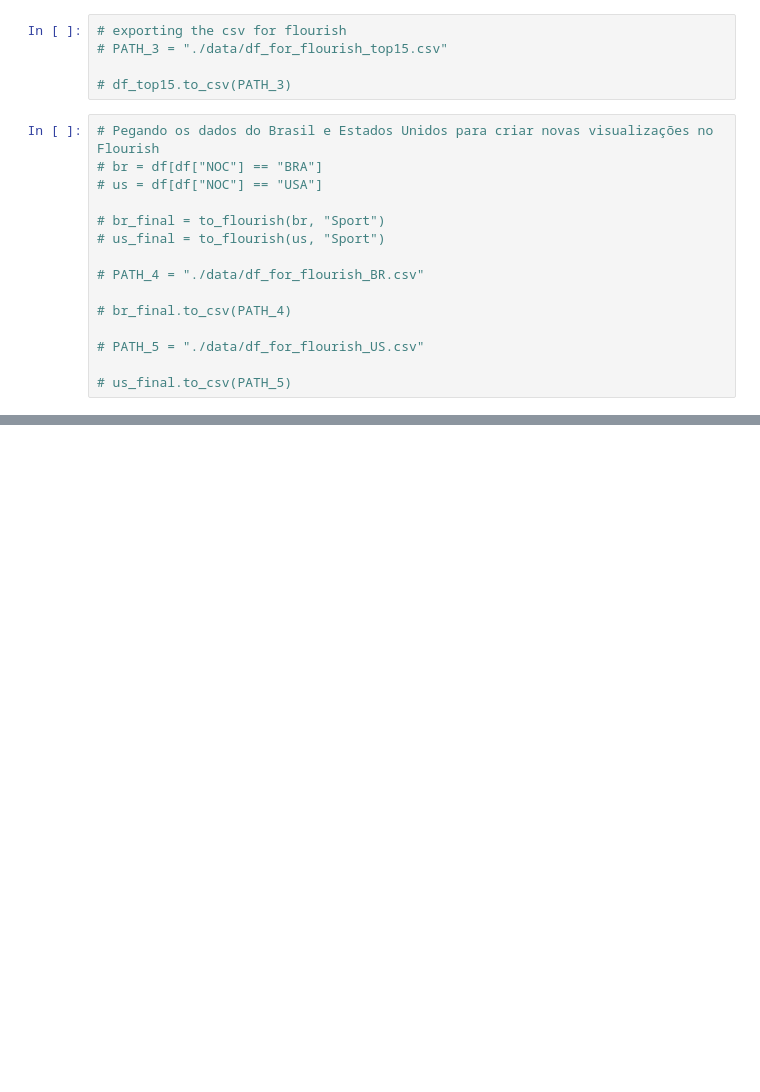
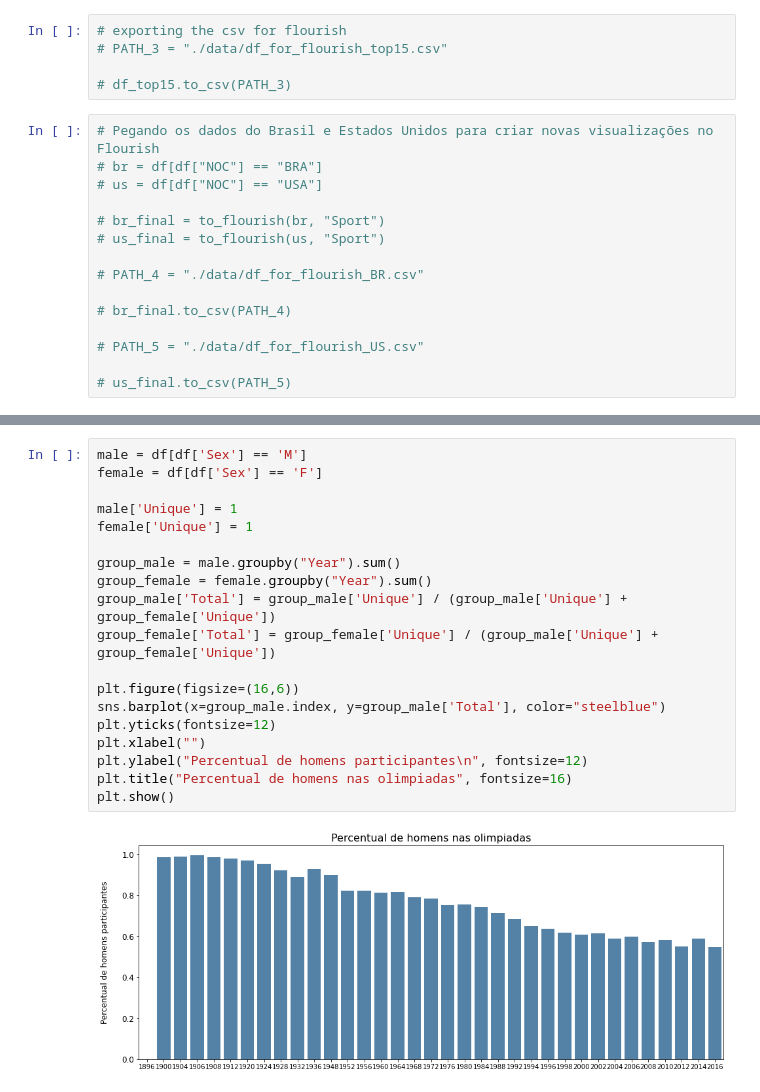
Before and after one commit to caiochacon/projeto_final_ICD, a Jupyter notebook: Data Olympic story.ipynb, the cells around one changed output, grey strips where cells are left out. Saved outputs shown, nothing was run; the diff lists cells and outputs as text; blank space fills up the shorter version.

```diff
--- a/Data Olympic story.ipynb
+++ b/Data Olympic story.ipynb
@@ -255,0 +375,21 @@ display(HTML(flourish_url_us))
+# %%
+male = df[df['Sex'] == 'M']
+female = df[df['Sex'] == 'F']
+
+male['Unique'] = 1
+female['Unique'] = 1
+
+group_male = male.groupby("Year").sum()
+group_female = female.groupby("Year").sum()
+group_male['Total'] = group_male['Unique'] / (group_male['Unique'] + group_female['Unique'])
+group_female['Total'] = group_female['Unique'] / (group_male['Unique'] + group_female['Unique'])
+
+plt.figure(figsize=(16,6))
+sns.barplot(x=group_male.index, y=group_male['Total'], color="steelblue")
+plt.yticks(fontsize=12)
+plt.xlabel("")
+plt.ylabel("Percentual de homens participantes\n", fontsize=12)
+plt.title("Percentual de homens nas olimpiadas", fontsize=16)
+plt.show()
+# %% [output]
+[figure, added]
```
Also changed, not shown: parts of 58 cells of this notebook.
